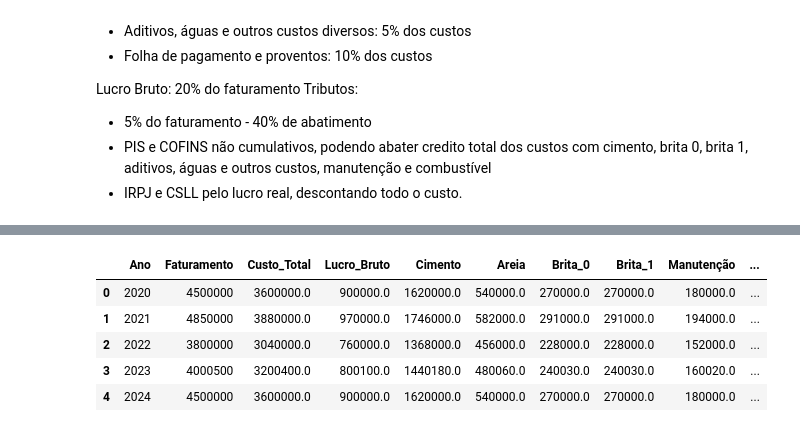
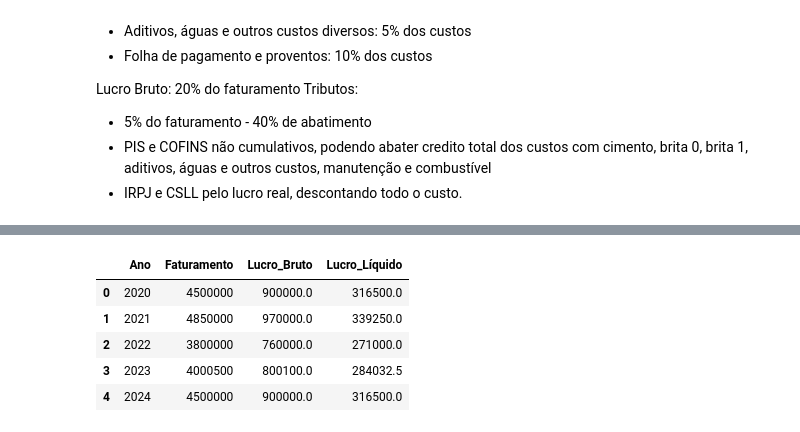
Before and after one commit to jonathanductievicz/TaxAnalyst, a Jupyter notebook: ConcreteCompany/notebooks/Analysis.ipynb, the cells around one changed output, grey strips where cells are left out. Cells and saved outputs as stored; diff of their text form; code cells hidden in the pictures.

```diff
--- a/ConcreteCompany/notebooks/Analysis.ipynb
+++ b/ConcreteCompany/notebooks/Analysis.ipynb
@@ -23,59 +23,50 @@ Tributos:
 - IRPJ e CSLL pelo lucro real, descontando todo o custo.
 # %%
 import pandas as pd
-import numpy as np
-import matplotlib.pyplot as pltd
 
-# Dados Fornecidos
-years = [2020, 2021, 2022, 2023, 2024]
-revenues = [4_500_000, 4_850_000, 3_800_000, 4_000_500, 4_500_000]
+# Dados iniciais
+anos = [2020, 2021, 2022, 2023, 2024]
+faturamento = [4_500_000, 4_850_000, 3_800_000, 4_000_500, 4_500_000]
+custo_total = [f * 0.8 for f in faturamento]
+lucro_bruto = [f * 0.2 for f in faturamento]
 
-# Cálculo de custos e lucro
-cost_total = [r * 0.8 for r in revenues]
-gross_profit = [r * 0.2 for r in revenues]
-
-# Dicionário de Dados
-data = {
-    'Ano': years,
-    'Faturamento': revenues,
-    'Custo_Total': cost_total,
-    'Lucro_Bruto': gross_profit
+# Cálculo dos tributos já considerados no DataFrame
+tributos = {
+    'ISS': [f * 0.05 * 0.6 for f in faturamento],
+    'PIS': [],
+    'COFINS': [],
+    'IRPJ': [],
+    'CSLL': []
 }
 
-# Detalhamento de custos
-cost_breakdown_pct = {
-    'Cimento': 0.45,
-    'Areia': 0.15,
-    'Brita_0': 0.075,
-    'Brita_1': 0.075,
-    'Manutenção': 0.05,
-    'Combustível': 0.05,
-    'Aditivos_Água_Outros': 0.05,
-    'Folha_Pagamento': 0.10
-}
+# Créditos PIS/COFINS (cimento, brita_0, brita_1, manutenção, combustível, aditivos)
+pct_custos = {'Cimento':0.45,'Brita_0':0.075,'Brita_1':0.075,'Manutenção':0.05,'Combustível':0.05,'Aditivos_Água_Outros':0.05}
+custos = {cat: [ct * pct for ct in custo_total] for cat,pct in pct_custos.items()}
+custo_credito = [sum(custos[cat][i] for cat in custos) for i in range(len(anos))]
 
-# Detalha cada categoria de custo
-for cat, pct in cost_breakdown_pct.items():
-    data[cat] = [ct * pct for ct in cost_total]
+# PIS e COFINS
+pis_rate, cofins_rate = 0.0165, 0.076
+tributos['PIS'] = [pis_rate * max(f - c, 0) for f, c in zip(faturamento, custo_credito)]
+tributos['COFINS'] = [cofins_rate * max(f - c, 0) for f, c in zip(faturamento, custo_credito)]
 
-# Cálculo ISS
-data['ISS'] = [r * 0.05 * 0.6 for r in revenues]
+# IRPJ (15% + adicional 10% sobre o que exceder 240k) e CSLL (9%)
+tributos['IRPJ'] = [lb * 0.15 + max(lb - 240_000, 0) * 0.10 for lb in lucro_bruto]
+tributos['CSLL'] = [lb * 0.09 for lb in lucro_bruto]
 
-# PIS e COFINS não cumulativos (assumindo alíquotas PIS=1.65%, COFINS=7.6%)
-# Créditos: cimento, brita0, brita1, aditivos, manutenção e combustível
-credit_cats = ['Cimento', 'Brita_0', 'Brita_1', 'Manutenção', 'Combustível', 'Aditivos_Água_Outros']
-data['Custo_Cred_Tributos'] = [sum(data[cat][i] for cat in credit_cats) for i in range(len(years))]
-pis_rate, cofins_rate = 0.0165, 0.076
-data['PIS_Líquido'] = [pis_rate * max(r - cred, 0) for r, cred in zip(revenues, data['Custo_Cred_Tributos'])]
-data['COFINS_Líquido'] = [cofins_rate * max(r - cred, 0) for r, cred in zip(revenues, data['Custo_Cred_Tributos'])]
+# Monta DataFrame
+df = pd.DataFrame({
+    'Ano': anos,
+    'Faturamento': faturamento,
+    'Custo_Total': custo_total,
+    'Lucro_Bruto': lucro_bruto,
+    **tributos
+})
 
-# CSLL
-data['CSLL'] = [lp * 0.09 for lp in gross_profit]
+# Cálculo do Lucro Líquido
+tax_cols = ['ISS','PIS','COFINS','IRPJ','CSLL']
+df['Lucro_Líquido'] = df['Lucro_Bruto'] - df[tax_cols].sum(axis=1)
 
-# IRPJ com adicional de 10% sobre a parcela do lucro que exceder R$240.000
-data['IRPJ'] = [gp * 0.15 + max(gp - 240_000, 0) * 0.10 for gp in gross_profit]
 
-# Criar e exibir DataFrame
-df = pd.DataFrame(data)
-display(df)
+# Exibe resultado
+display(df[['Ano','Faturamento','Lucro_Bruto','Lucro_Líquido']])
 # %% [output]
@@ -82,6 +74,6 @@ display(df)
-|  | Ano | Faturamento | Custo_Total | Lucro_Bruto | Cimento | Areia | Brita_0 | Brita_1 | Manutenção | ... |
-| 0 | 2020 | 4500000 | 3600000.0 | 900000.0 | 1620000.0 | 540000.0 | 270000.0 | 270000.0 | 180000.0 | ... |
-| 1 | 2021 | 4850000 | 3880000.0 | 970000.0 | 1746000.0 | 582000.0 | 291000.0 | 291000.0 | 194000.0 | ... |
-| 2 | 2022 | 3800000 | 3040000.0 | 760000.0 | 1368000.0 | 456000.0 | 228000.0 | 228000.0 | 152000.0 | ... |
-| 3 | 2023 | 4000500 | 3200400.0 | 800100.0 | 1440180.0 | 480060.0 | 240030.0 | 240030.0 | 160020.0 | ... |
-| 4 | 2024 | 4500000 | 3600000.0 | 900000.0 | 1620000.0 | 540000.0 | 270000.0 | 270000.0 | 180000.0 | ... |
+|  | Ano | Faturamento | Lucro_Bruto | Lucro_Líquido |
+| 0 | 2020 | 4500000 | 900000.0 | 316500.0 |
+| 1 | 2021 | 4850000 | 970000.0 | 339250.0 |
+| 2 | 2022 | 3800000 | 760000.0 | 271000.0 |
+| 3 | 2023 | 4000500 | 800100.0 | 284032.5 |
+| 4 | 2024 | 4500000 | 900000.0 | 316500.0 |
```
Also changed, not shown: parts of 3 cells of this notebook.
